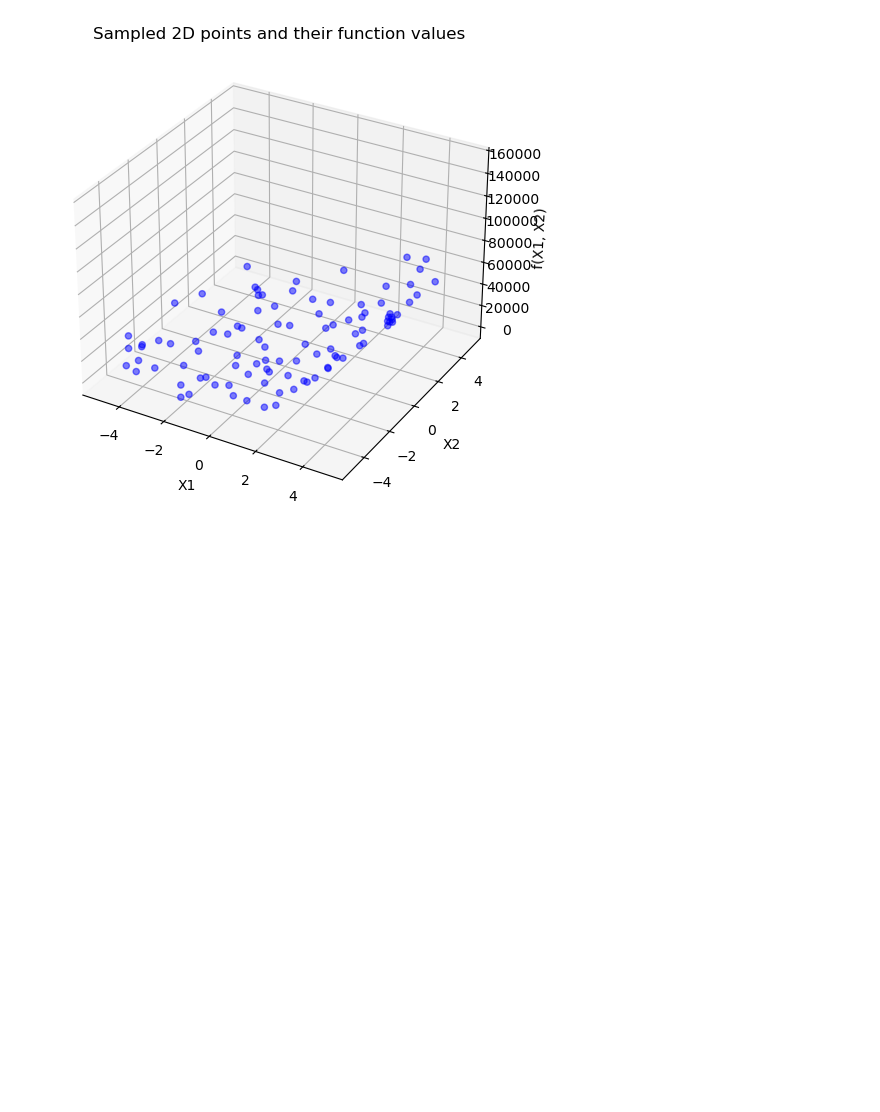
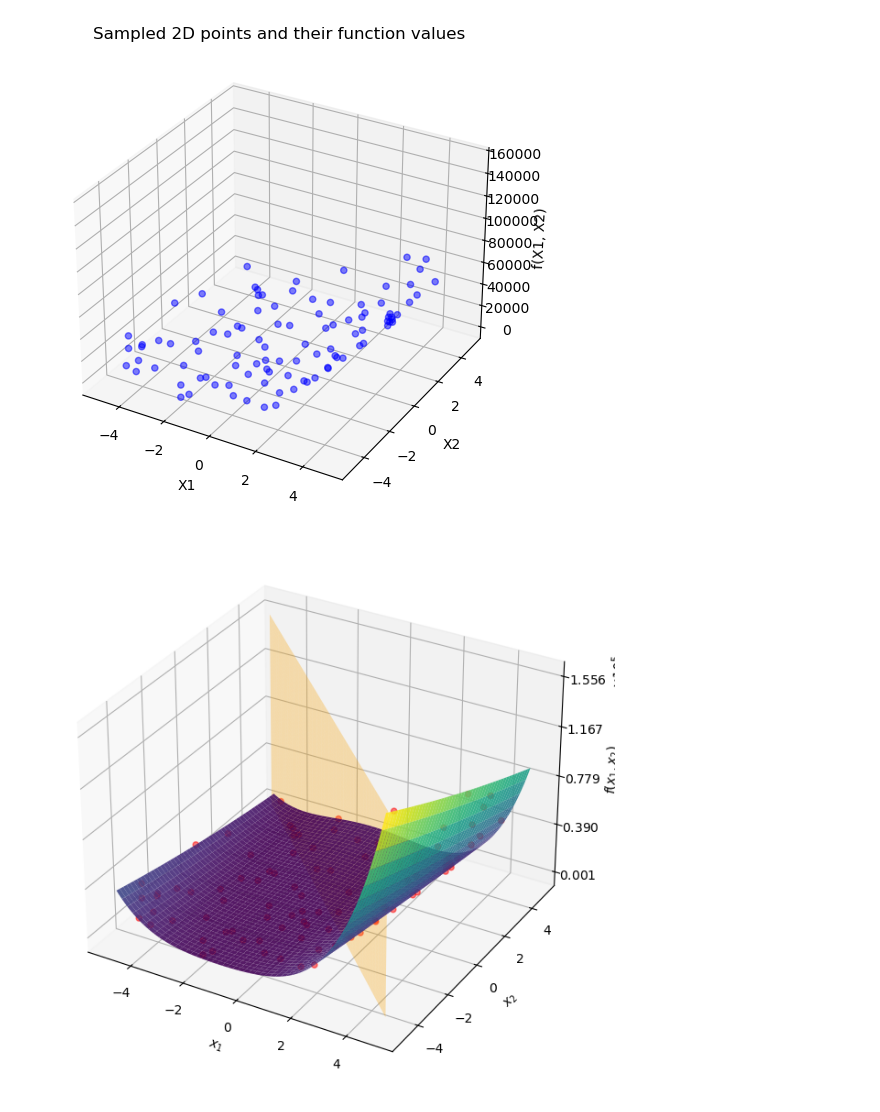
Before and after one commit to olarterodriguezivan/Dimensionality-Reduction-and-Projections, a Jupyter notebook: Untitled-1.ipynb, the cells around one changed output. Drawn from its saved outputs; the diff is of its cells as text; code cells hidden in the pictures; blank space fills up the shorter version.

```diff
--- a/Untitled-1.ipynb
+++ b/Untitled-1.ipynb
@@ -113,6 +116,85 @@ ax.set_title('Sampled 2D points and their function values')
 plt.show()
 # %% [output]
 [figure]
+# %%
+from scipy.interpolate import griddata
+
+
+x1 = np.linspace(X[:, 0].min(), X[:, 0].max(), 200)
+x2 = np.linspace(X[:, 1].min(), X[:, 1].max(), 200)
+X1g, X2g = np.meshgrid(x1, x2)
+
+#Fg = griddata(
+#    points=X,
+#    values=f,
+#    xi=(X1g, X2g),
+#    method='cubic'   # 'linear', 'nearest' also possible
+#)
+
+Fg = np.zeros(X1g.shape)
+
+for aa in range(X1g.shape[0]):
+    for bb in range(X1g.shape[1]):
+        point = np.array([X1g[aa, bb], X2g[aa, bb]])
+        # Find the nearest neighbor
+        #distances = np.linalg.norm(X - point, axis=1)
+        #nearest_index = np.argmin(distances)
+        Fg[aa, bb] = func(point.tolist())
+
+fig = plt.figure(figsize=(8, 6),  layout='constrained')
+ax = fig.add_subplot(111, projection='3d')
+
+surf = ax.plot_surface(
+    X1g, X2g, Fg,
+    cmap='viridis',
+    edgecolor='none',
+    alpha=0.9
+)
+
+ax.scatter(X[:, 0], X[:, 1], f, c='red', marker='o', alpha=0.5)
+
+ax.set_xlabel('$x_1$')
+ax.set_ylabel('$x_2$')
+ax.set_zlabel('$f(x_1, x_2)$')
+#ax.set_title('Interpolated surface from scattered samples')
+#fig.colorbar(surf, ax=ax, shrink=0.5, aspect=10)
+
+a, b, d = u[0], u[1], 0.0
+
+zmin = min(Fg.min(), f.min())
+zmax = max(Fg.max(), f.max())
+z = np.linspace(zmin, zmax, 50)
+
+if abs(b) > 1e-12:
+    x = np.linspace(X[:, 0].min(), X[:, 0].max(), 50)
+    Xg, Zg = np.meshgrid(x, z)
+    Yg = (-a * Xg - d) / b
+else:
+    # vertical plane x = const
+    y = np.linspace(X[:, 1].min(), X[:, 1].max(), 50)
+    Yg, Zg = np.meshgrid(y, z)
+    Xg = np.full_like(Yg, -d / a)
+
+ax.plot_surface(
+    Xg, Yg, Zg,
+    color='orange',
+    alpha=0.3
+)
+
+fmt = ScalarFormatter(useMathText=True)
+fmt.set_scientific(True)
+fmt.set_powerlimits((0, 5))
+
+ax.zaxis.set_major_formatter(fmt)
+ax.zaxis.get_offset_text().set_visible(True)
+
+ax.set_zticks(np.linspace(zmin, zmax, 5))
+#fig.subplots_adjust(left=0.05, right=0.75, bottom=0.05, top=0.95)
+ax.set_zlabel('$f(x_1, x_2)$', labelpad=5)
+plt.savefig("2d_surf_{}_inst{}_angle{:.1f}.pdf".format(func.meta_data.name,func.meta_data.instance,angle_deg))
+plt.show()
+# %% [output]
+[figure, added]
 # %%
 print(t)
 # %% [output]
```
Also changed, not shown: parts of 5 cells of this notebook, 1 other file.
